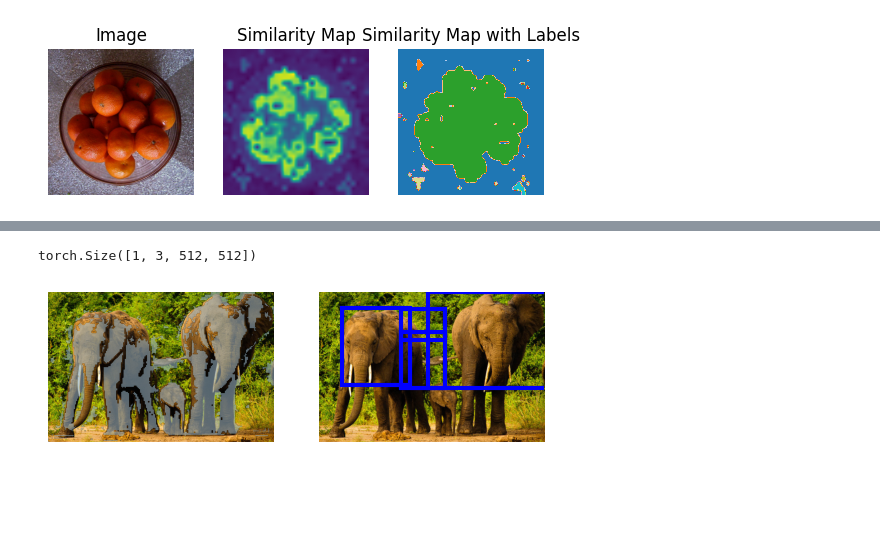
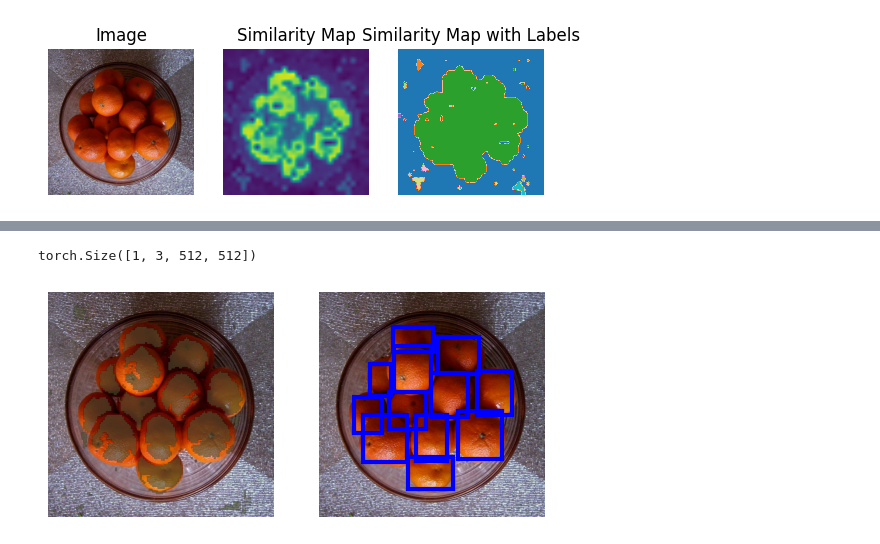
Before and after one commit to ChengShiest/Zip-Your-CLIP, a Jupyter notebook: demo.ipynb, the cells around one changed output, grey strips where cells are left out. Cells and saved outputs as stored; diff of their text form; code cells hidden in the pictures; blank space fills up the shorter version.

```diff
--- a/demo.ipynb
+++ b/demo.ipynb
@@ -149,12 +148,17 @@ for prop in properties:
 # %%
 from zip_utils import *
+import os
+os.environ['CUDA_VISIBLE_DEVICES'] = '2'
+device = 'cuda:2'
 model, _ = clip.load("CS-ViT-B/16")
-model.eval().cuda()
+model.eval().to(device)
 model_, _ = clip.load("RN50x64")
 model_ = list(model_.visual.children())
-l_backbone = nn.Sequential(*(model_[:-2])).float()
+l_backbone = nn.Sequential(*(model_[:-2])).float().to(device)
-# %%
-inference_on_one_image(model, l_backbone, "__assets__/example2.png", ['elephant'])
-# %% [output]
-torch.Size([1, 3, 512, 512])
-[figure, removed]
+# %%
+import os
+os.environ['CUDA_VISIBLE_DEVICES'] = '2'
+inference_on_one_image(model, l_backbone, "__assets__/example1.png", ['orange'])
+# %% [output]
+torch.Size([1, 3, 512, 512])
+[figure, added]
```
Also changed, not shown: parts of 2 cells of this notebook, 1 other file.
